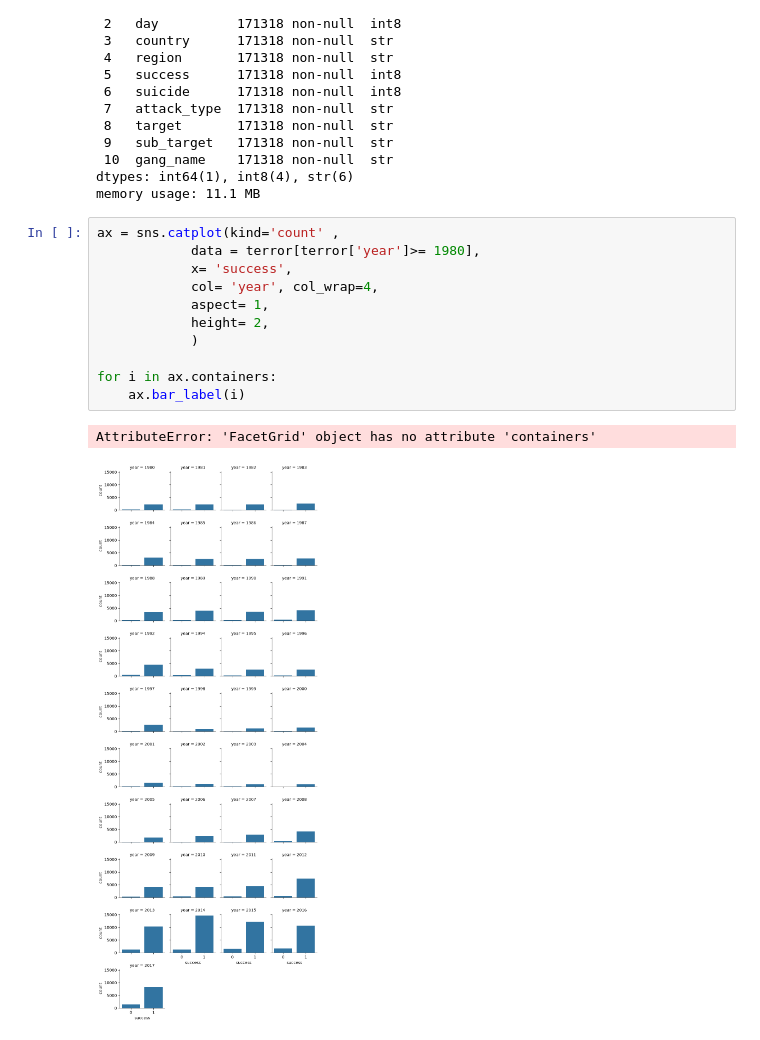
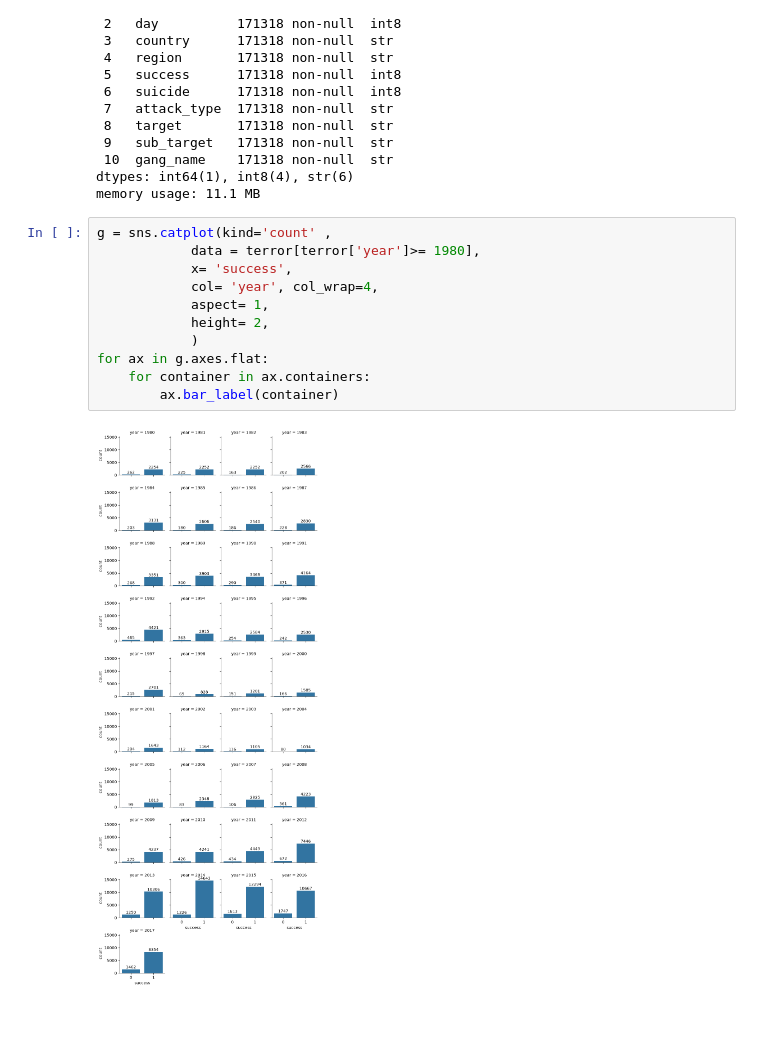
Before and after one commit to Anuragpathak08/Data-Analysis, a Jupyter notebook: projects/jay_the_terrorist_dataset.ipynb, the cells around one changed output. Cells and saved outputs as stored; diff of their text form.

```diff
--- a/projects/jay_the_terrorist_dataset.ipynb
+++ b/projects/jay_the_terrorist_dataset.ipynb
@@ -70,17 +70,16 @@ Data columns (total 11 columns):
 dtypes: int64(1), int8(4), str(6)
 memory usage: 11.1 MB
 # %%
-ax = sns.catplot(kind='count' ,
+g = sns.catplot(kind='count' ,
             data = terror[terror['year']>= 1980],
             x= 'success',
             col= 'year', col_wrap=4,
             aspect= 1,
             height= 2,
             )
-
-for i in ax.containers:
-    ax.bar_label(i)
+for ax in g.axes.flat:
+    for container in ax.containers:
+        ax.bar_label(container)
 # %% [output]
-AttributeError: 'FacetGrid' object has no attribute 'containers'
-[figure, old version]
+[figure, new version]
 # %%
```
Also changed, not shown: parts of 8 cells of this notebook.
